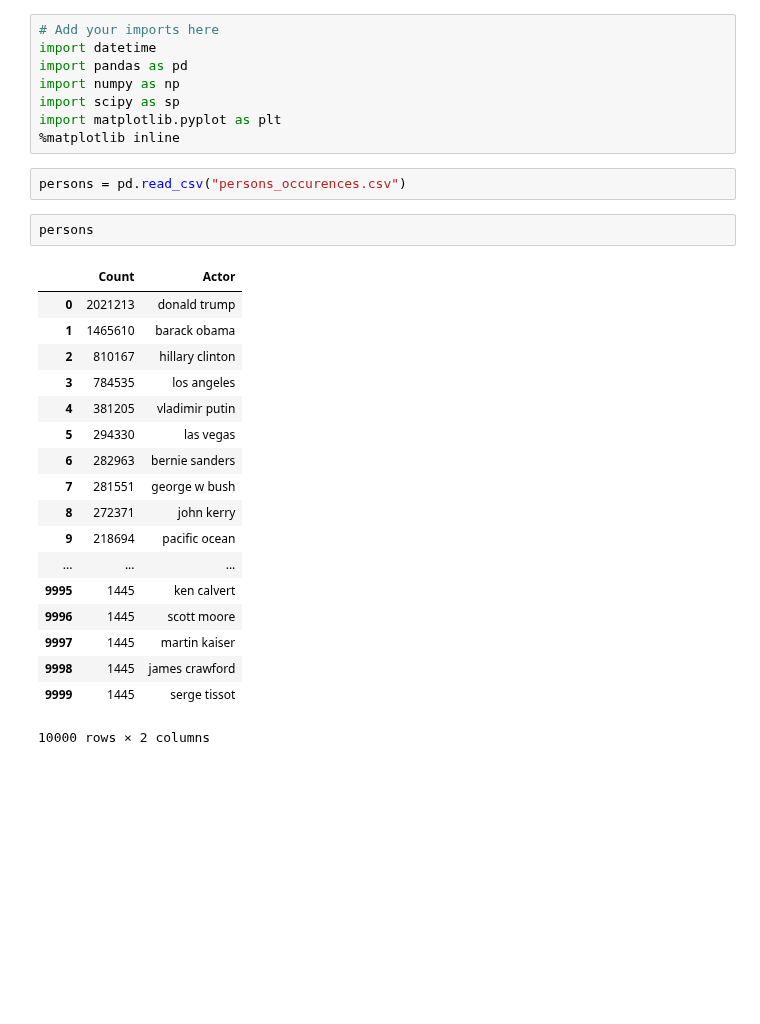
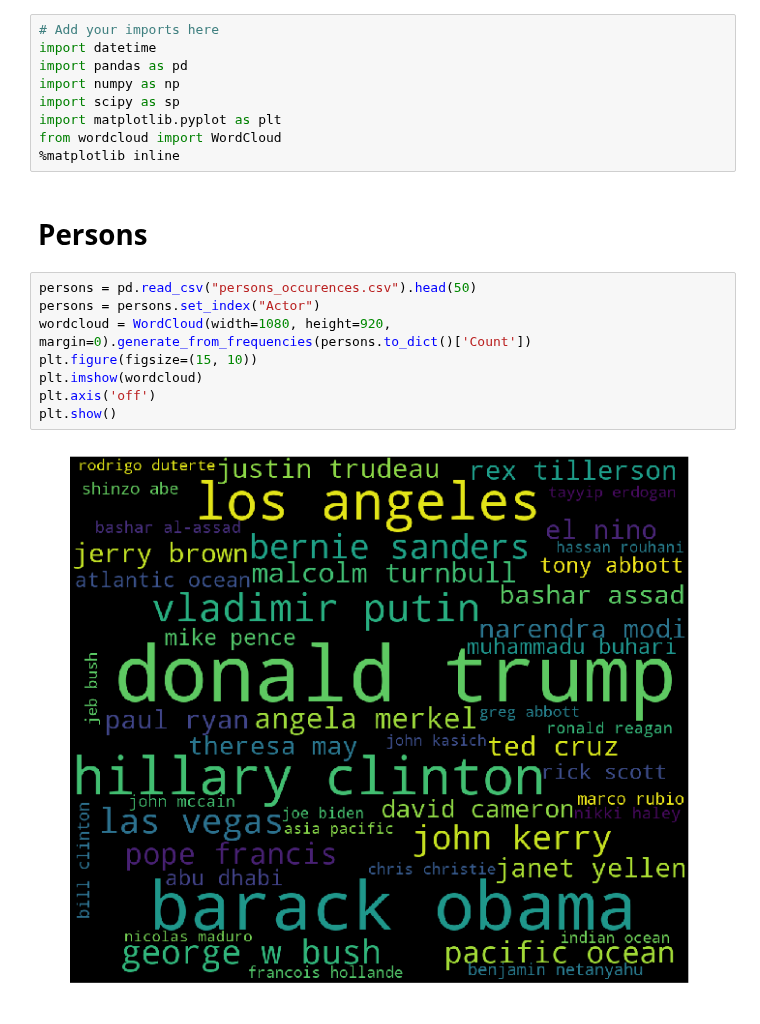
Before and after one commit to damlobster/ada2018, a Jupyter notebook: src/actors/actors_gkg.ipynb, the cells around one changed output. Cells and saved outputs as stored; diff of their text form; blank space fills up the shorter version.

Commit message:
create wordcloud for actor_gkg

```diff
--- a/src/actors/actors_gkg.ipynb
+++ b/src/actors/actors_gkg.ipynb
@@ -5,27 +5,17 @@ import pandas as pd
 import numpy as np
 import scipy as sp
 import matplotlib.pyplot as plt
+from wordcloud import WordCloud
 %matplotlib inline
-# %%
-persons = pd.read_csv("persons_occurences.csv")
-# %%
-persons
-# %% [output]
-|  | Count | Actor |
-| 0 | 2021213 | donald trump |
-| 1 | 1465610 | barack obama |
-| 2 | 810167 | hillary clinton |
-| 3 | 784535 | los angeles |
-| 4 | 381205 | vladimir putin |
-| 5 | 294330 | las vegas |
-| 6 | 282963 | bernie sanders |
-| 7 | 281551 | george w bush |
-| 8 | 272371 | john kerry |
-| 9 | 218694 | pacific ocean |
-| ... | ... | ... |
-| 9995 | 1445 | ken calvert |
-| 9996 | 1445 | scott moore |
-| 9997 | 1445 | martin kaiser |
-| 9998 | 1445 | james crawford |
-| 9999 | 1445 | serge tissot |
-10000 rows × 2 columns
+# %% [markdown]
+# Persons
+# %%
+persons = pd.read_csv("persons_occurences.csv").head(50)
+persons = persons.set_index("Actor")
+wordcloud = WordCloud(width=1080, height=920, margin=0).generate_from_frequencies(persons.to_dict()['Count'])
+plt.figure(figsize=(15, 10))
+plt.imshow(wordcloud)
+plt.axis('off')
+plt.show()
+# %% [output]
+[figure, added]
```
Also changed, not shown: parts of 7 cells of this notebook.
